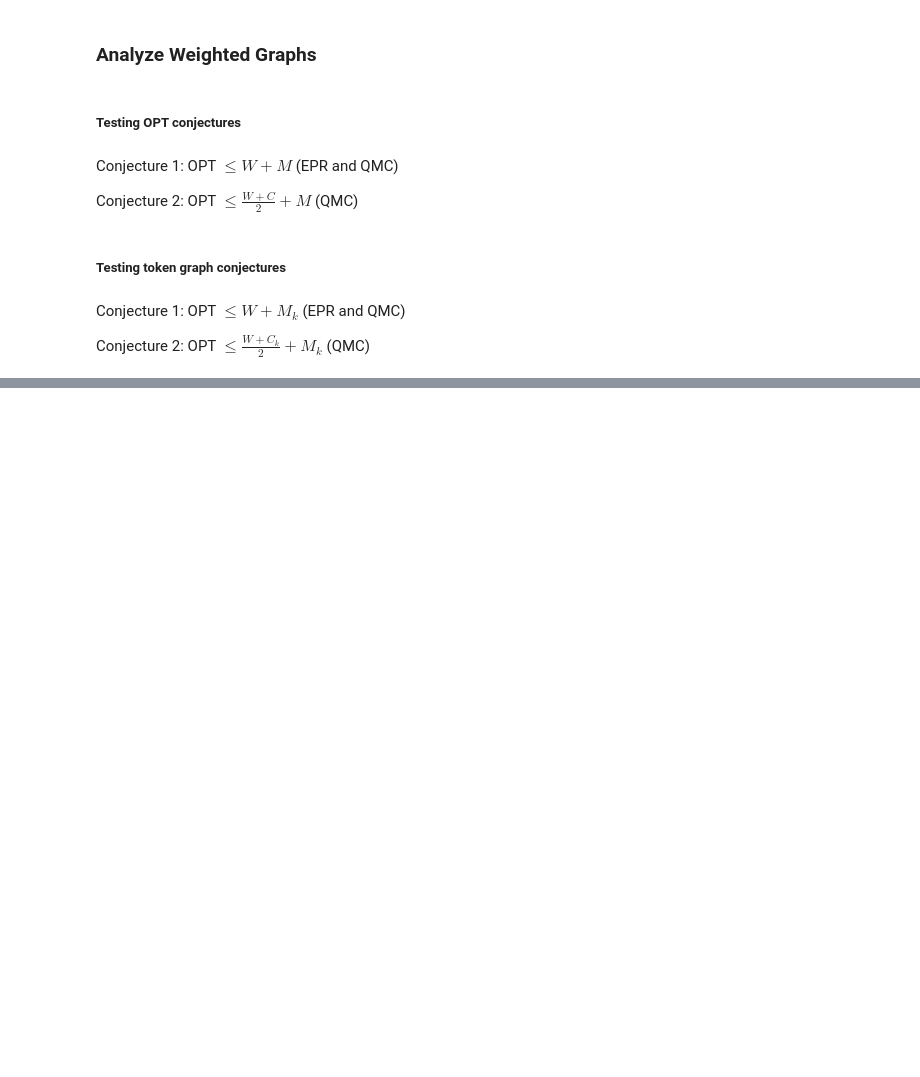
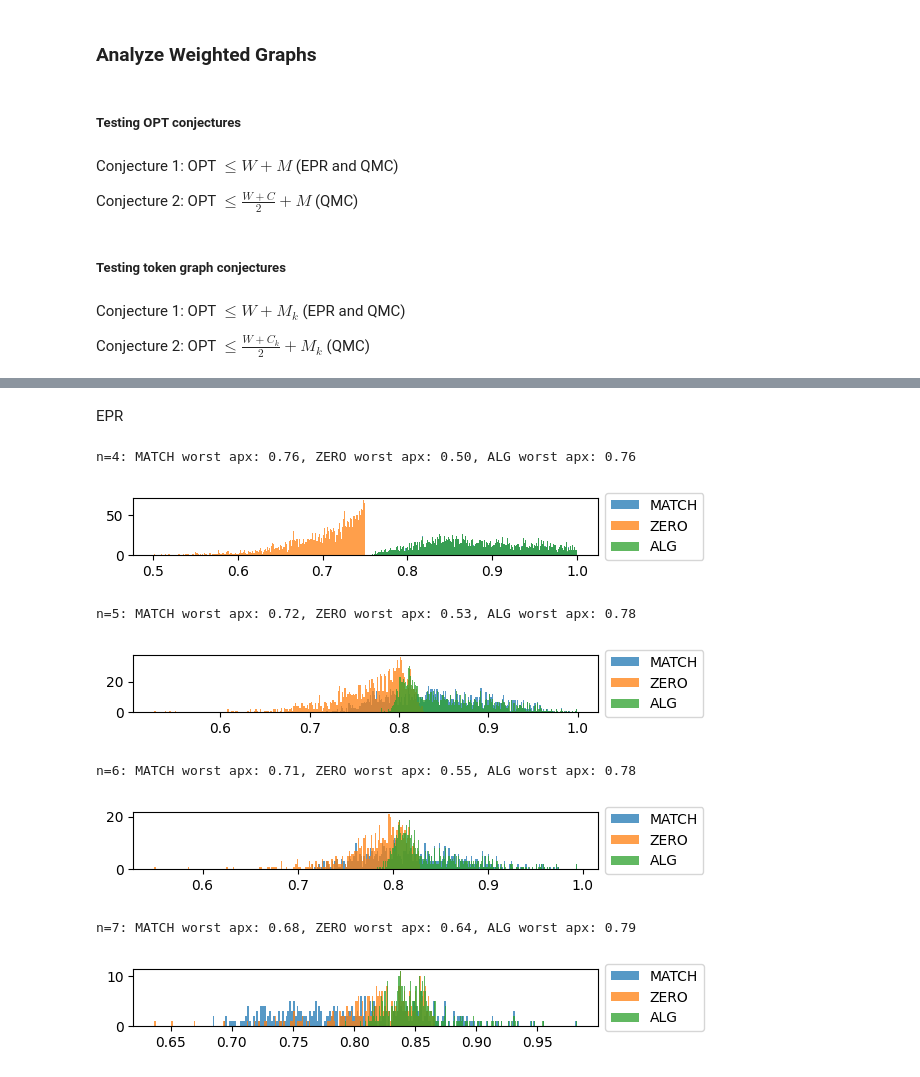
Before and after one commit to jamessud/qmc_upper_bounds, a Jupyter notebook: conjectures.ipynb, the cells around one changed output, grey strips where cells are left out. Drawn from its saved outputs; the diff is of its cells as text; code cells hidden in the pictures; blank space fills up the shorter version.

```diff
--- a/conjectures.ipynb
+++ b/conjectures.ipynb
@@ -917,0 +938,13 @@ token_conjecture_2_slack_qmc = np.array(token_conjecture_2_slack_qmc)
+# %% [markdown]
+EPR
+# %%
+plot_hists_by_n(weighted_max_epr_energies, ns=weighted_ns, unique_ns=weighted_unique_ns, match_energies=weighted_match_energies, prod_energies=weighted_total_weights, alg_names=['MATCH', 'ZERO', 'ALG'])
+# %% [output]
+n=4: MATCH worst apx: 0.76, ZERO worst apx: 0.50, ALG worst apx: 0.76
+[figure, added]
+n=5: MATCH worst apx: 0.72, ZERO worst apx: 0.53, ALG worst apx: 0.78
+[figure, added]
+n=6: MATCH worst apx: 0.71, ZERO worst apx: 0.55, ALG worst apx: 0.78
+[figure, added]
+n=7: MATCH worst apx: 0.68, ZERO worst apx: 0.64, ALG worst apx: 0.79
+[figure, added]
```
Also changed, not shown: parts of 13 cells of this notebook.
